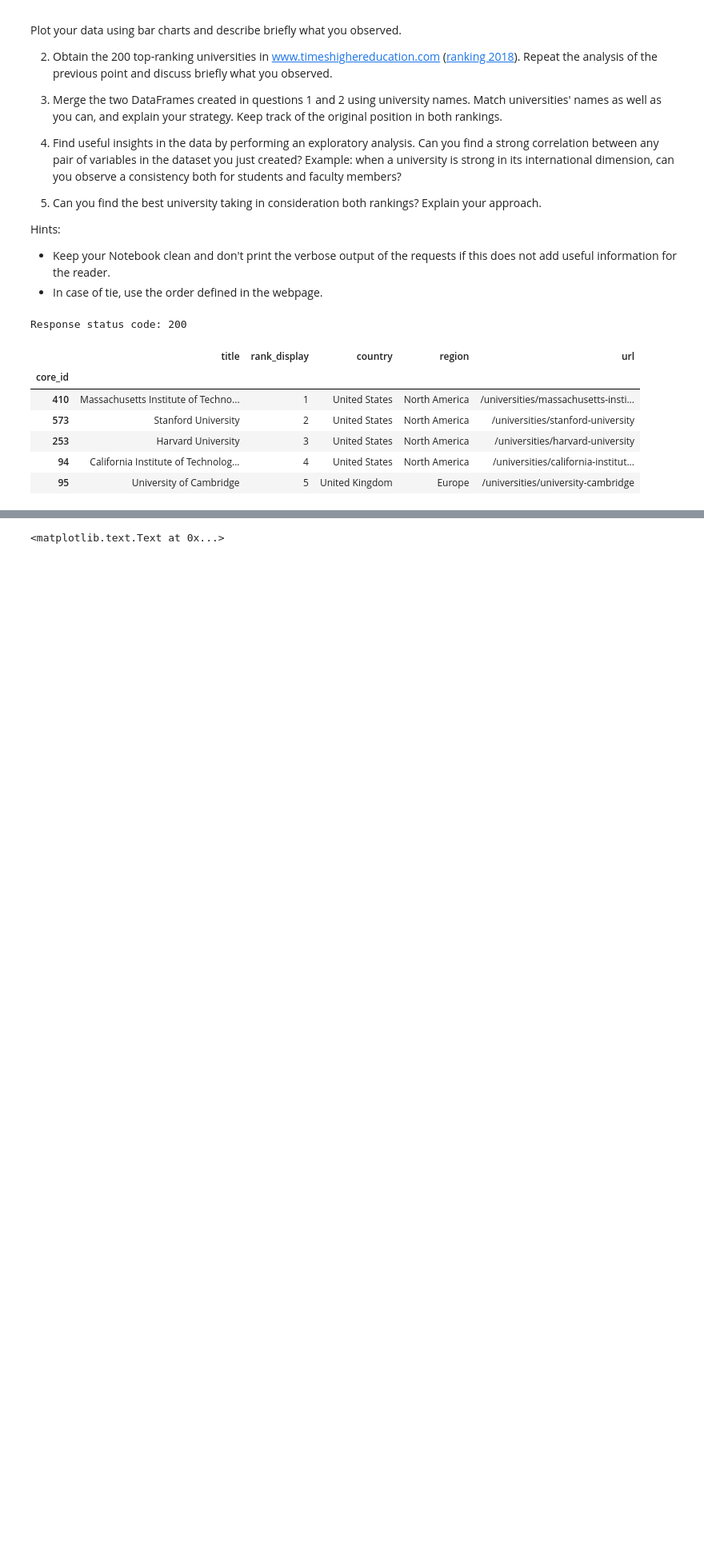
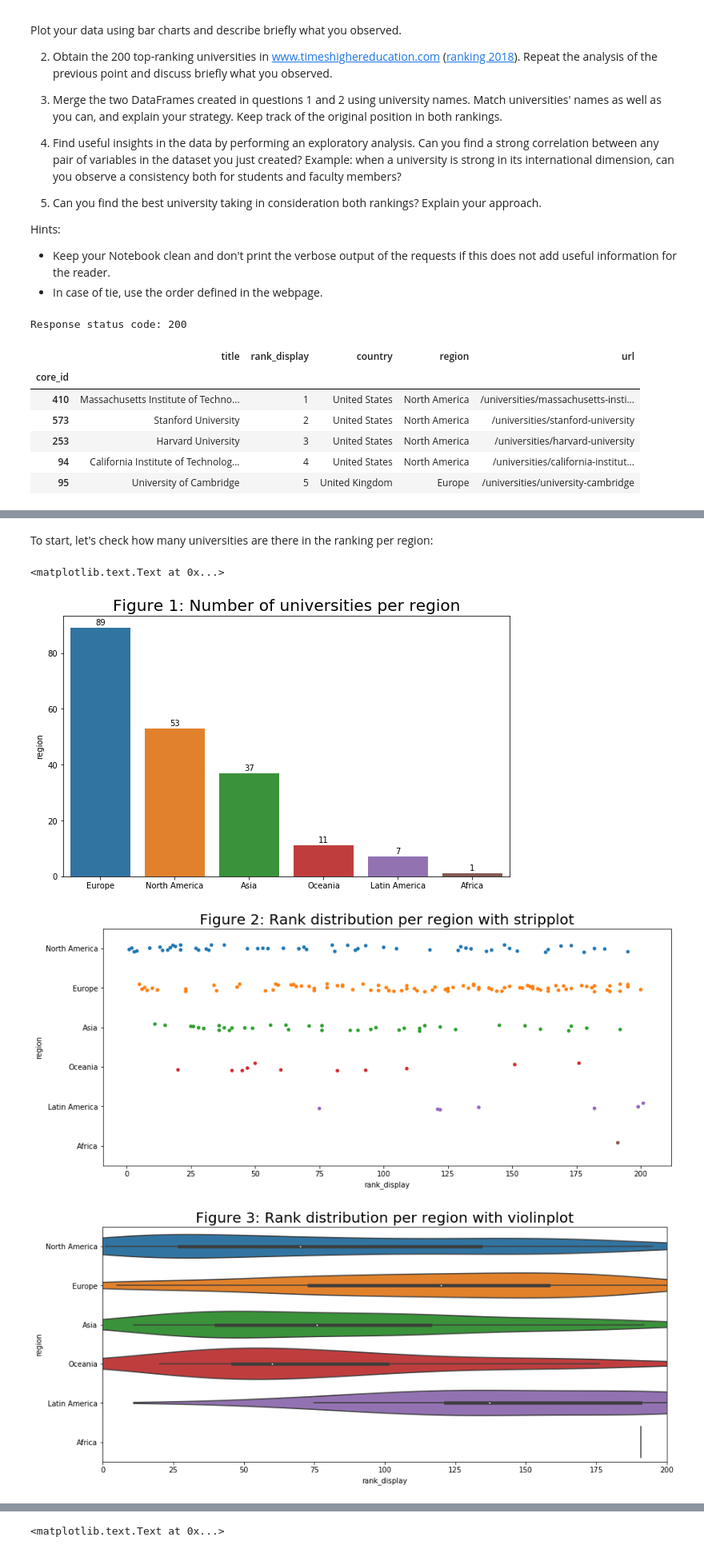
Before and after one commit to LucaZampieri/ADA_homework_LMX, a Jupyter notebook: 02 - Data from the Web/Xavi.ipynb, the cells around one changed output, grey strips where cells are left out. Shown at 80% size. Drawn from its saved outputs; the diff is of its cells as text; code cells hidden in the pictures; blank space fills up the shorter version.

```diff
--- a/02 - Data from the Web/Xavi.ipynb
+++ b/02 - Data from the Web/Xavi.ipynb
@@ -161,0 +179,8 @@ qs_df.head(5)
+# %%
+# Plot helper functions
+def value_barplot_label(plot_name):
+    # Inserts the value label on the top of each bar.
+
+    for p in plot_name.patches:
+        height = p.get_height()
+        ax.text(p.get_x()+p.get_width()/2., height + 1,'{:0.0f}'.format(height), ha="center")
@@ -161,0 +197,25 @@ qs_df.head(5)
+# %% [markdown]
+To start, let's check how many universities are there in the ranking per region:
+# %%
+# Visualize how many universitie sper country are there in the best 200 ranking
+plt.figure(figsize=(10,6))
+regions = qs_df.region.value_counts().index
+ax = sns.barplot(x=regions, y=qs_df.region.value_counts())
+value_barplot_label(ax)
+plt.title("Figure 1: Number of universities per region", fontsize=20)
+
+# Rank distribution per region
+plt.figure(figsize=(14,6))
+sns.stripplot(x="rank_display", y="region", data=qs_df, jitter=True)
+plt.title("Figure 2: Rank distribution per region with stripplot", fontsize=20)
+
+# Rank distribution per region
+plt.figure(figsize=(14,6))
+sns.violinplot(x="rank_display", y="region", data=qs_df)
+plt.xlim(0,200)
+plt.title("Figure 3: Rank distribution per region with violinplot", fontsize=20)
+# %% [output]
+<matplotlib.text.Text at 0x...>
+[figure, added]
+[figure, added]
+[figure, added]
```
Also changed, not shown: parts of 26 cells of this notebook, 1 other file.
